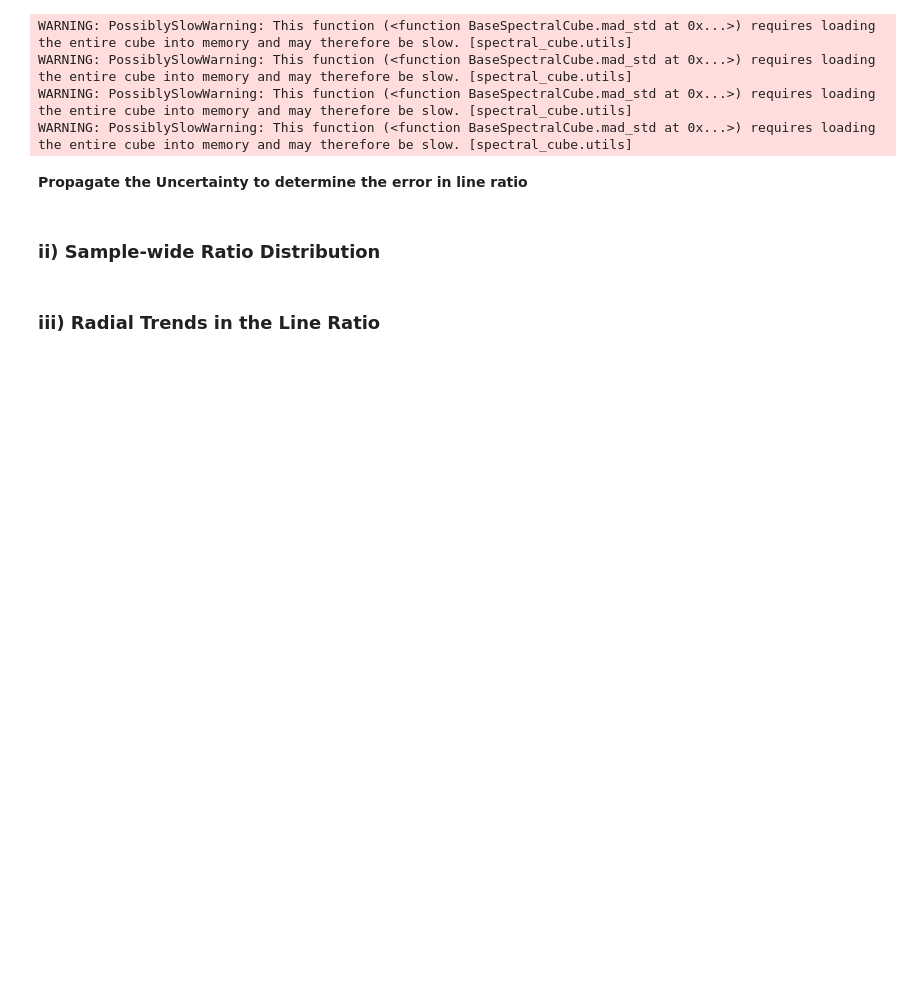
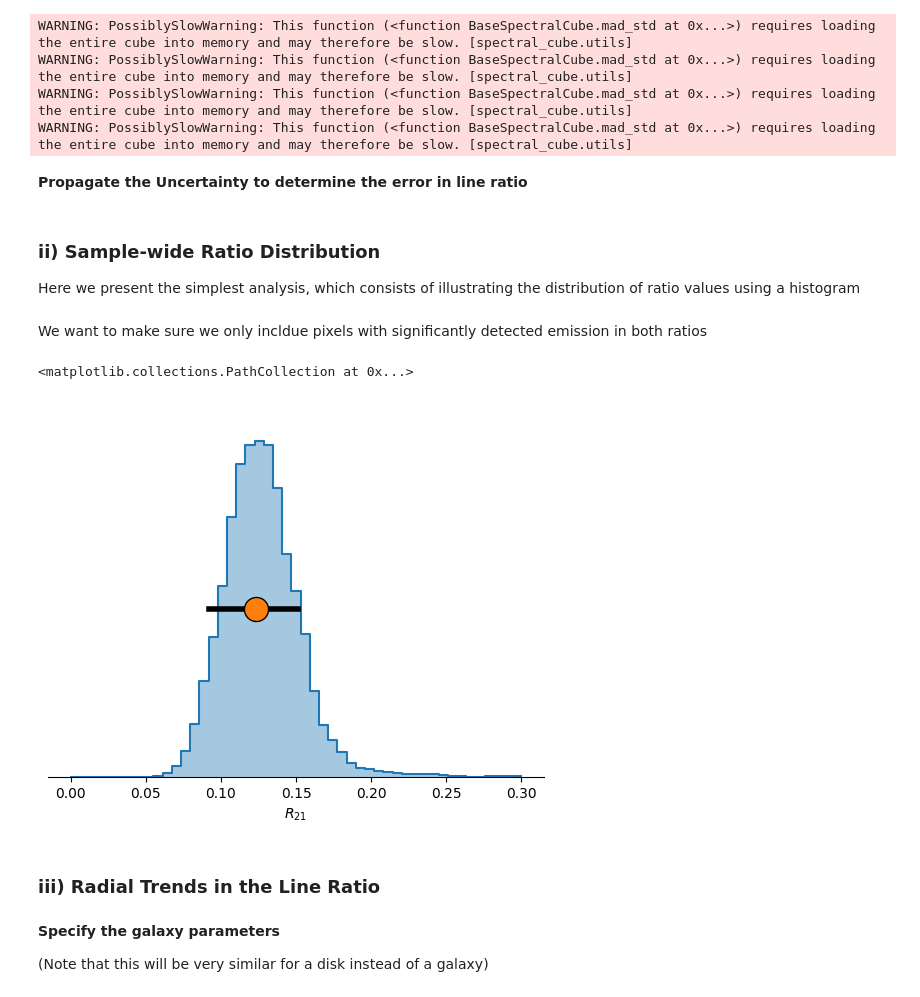
Before and after one commit to Smithsonian/sma-science-tutorials, a Jupyter notebook: Tutorial_1c_Line_Ratios.ipynb, the cells around one changed output. Saved outputs shown, nothing was run; the diff lists cells and outputs as text; code cells hidden in the pictures; blank space fills up the shorter version.

```diff
--- a/Tutorial_1c_Line_Ratios.ipynb
+++ b/Tutorial_1c_Line_Ratios.ipynb
@@ -200,5 +200,55 @@ sqrt_term = np.sqrt((term1)**2+(term2)**2)
 unc_ratio = masked_moment0_13co.value/masked_moment0_12co.value*sqrt_term
 # %% [markdown]
 ### ii) Sample-wide Ratio Distribution
+Here we present the simplest analysis, which consists of illustrating the distribution of ratio values using a histogram
+# %% [markdown]
+We want to make sure we only incldue pixels with significantly detected emission in both ratios
+# %%
+#we flatten the ratio, since we are only interested in the 1D distribution
+
+#calculate the signal-to-noise ratios
+snr_12co = masked_moment0_12co.value.flatten()/unc_ii_12co.flatten()
+snr_13co = masked_moment0_13co.value.flatten()/unc_ii_13co.flatten()
+
+#determine pixels that are significant (S/N>3)
+id_sig = np.where((snr_12co>3) & (snr_13co>3))
+# %%
+ratio_all = masked_moment0_13co.value.flatten()/masked_moment0_12co.value.flatten()
+# %%
+#illustrate the distribution using a Kernel density estimation
+import scipy.stats as st
+kde_ratio =  st.gaussian_kde(ratio_all[id_sig])
+# %%
+ax = plt.subplot(1,1,1)
+
+#make a pretty histogram layout
+ax.spines['right'].set_visible(False)
+ax.spines['top'].set_visible(False)
+ax.spines['left'].set_visible(False)
+ax.xaxis.set_ticks_position('bottom')
+ax.set_yticks([])
+plt.xlabel(r"$R_{21}$")
+
+#plot the histogram
+xx = np.linspace(0,.3)
+plt.step(xx,kde_ratio(xx))
+plt.fill_between(xx,0,kde_ratio(xx), step='pre',alpha=.4)
+ax.set_ylim(0,1.1*np.nanmax(kde_ratio(xx)))
+
+#calculate median and 16th to 84th percentile
+median = np.nanmedian(ratio_all)
+up_84th = np.nanpercentile(ratio_all,84)
+low_16th = np.nanpercentile(ratio_all,16)
+
+#show median and percentile range
+plt.plot([low_16th,up_84th],2*[0.5*np.nanmax(kde_ratio(xx))], lw=4, color='k')
+plt.scatter([median],[0.5*np.nanmax(kde_ratio(xx))], edgecolor='k',s=300,zorder=10)
+# %% [output]
+<matplotlib.collections.PathCollection at 0x...>
+[figure, added]
 # %% [markdown]
 ### iii) Radial Trends in the Line Ratio
+# %% [markdown]
+**Specify the galaxy parameters**
+
+(Note that this will be very similar for a disk instead of a galaxy)
```
Also changed, not shown: parts of 9 cells of this notebook.
